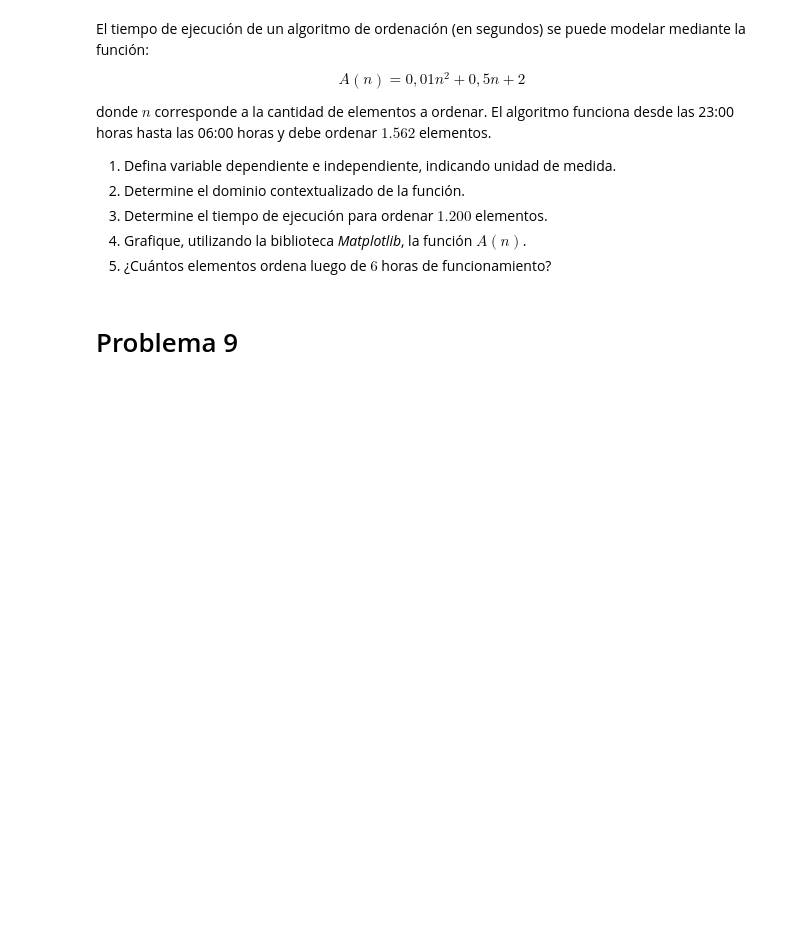
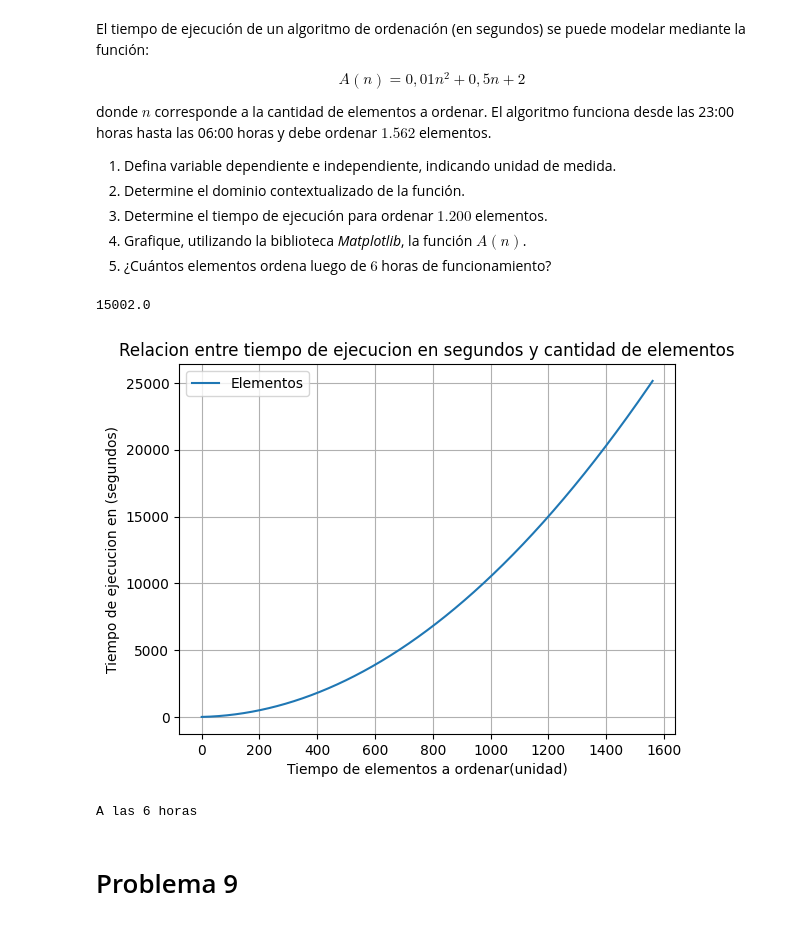
Before and after one commit to Pancho190/Guias-de-Matematicas, a Jupyter notebook: G1_Funciones.ipynb, the cells around one changed output. Saved outputs shown, nothing was run; the diff lists cells and outputs as text; code cells hidden in the pictures; blank space fills up the shorter version.

```diff
--- a/G1_Funciones.ipynb
+++ b/G1_Funciones.ipynb
@@ -196,6 +206,50 @@ donde $n$ corresponde a la cantidad de elementos a ordenar. El algoritmo funcion
 3. Determine el tiempo de ejecución para ordenar $1.200$ elementos.
 4. Grafique, utilizando la biblioteca *Matplotlib*, la función $A(n)$.
 5. ¿Cuántos elementos ordena luego de $6$ horas de funcionamiento?
+# %%
+#1)  #Varieable Dependiente: tiempo de ejecucion(seundos)
+     #Variable Independiente: (n) Cantidad de elementos a ordenar (unidad)
+
+#2) Dominio contextual: los valores que toma la Variable Independiente
+# [0,1562]
+
+#3)
+def A(n):
+    return 0.01*n**2 + 0.5*n +2
+print(A(1200))
+
+#4)
+import matplotlib.pyplot as plt
+import numpy as np
+
+n = np.arange(0, 1562, 1)
+
+plt.plot(n, A(n), label = "Elementos")
+
+
+plt.title('Relacion entre tiempo de ejecucion en segundos y cantidad de elementos')
+plt.xlabel('Tiempo de elementos a ordenar(unidad)')
+plt.ylabel('Tiempo de ejecucion en (segundos)')
+plt.legend()
+plt.grid(True)
+plt.show()
+# %% [output]
+15002.0
+[figure, added]
+# %%
+import numpy as np
+from scipy.optimize import fsolve
+
+def tiempo(n):
+    return 0.01 * n**2 + 0.5 * n -21598
+
+n = np.linspace(0, 5000, 10)
+
+solucion = fsolve(tiempo, n)
+
+print(f'A las 6 horas')
+# %% [output]
+A las 6 horas
 # %% [markdown]
 # Problema 9
 # %% [markdown]
```
Also changed, not shown: parts of 1 cell of this notebook.
